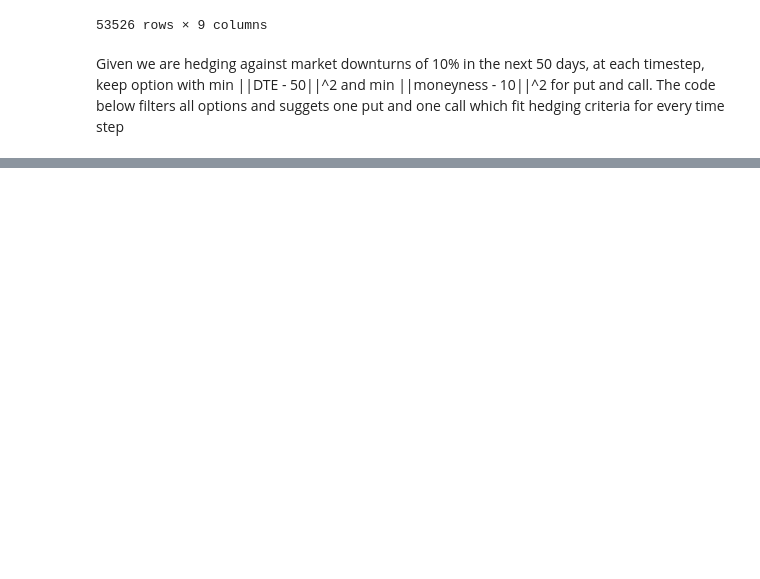
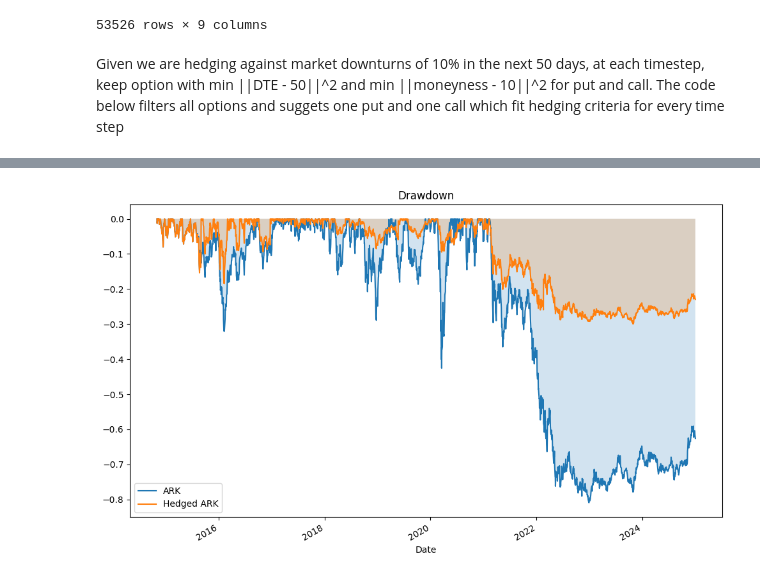
Before and after one commit to mschaefer77/MF-Project, a Jupyter notebook: Calibration.ipynb, the cells around one changed output, grey strips where cells are left out. Cells and saved outputs as stored; diff of their text form; code cells hidden in the pictures; blank space fills up the shorter version.

```diff
--- a/Calibration.ipynb
+++ b/Calibration.ipynb
@@ -250,0 +419,12 @@ best_options
+# %%
+from helper_functions import plot_drawdown
+
+ark.index = pd.to_datetime(ark.index, utc=True)
+ark.index = ark.index.normalize().tz_localize(None)
+retz_df = pd.concat([ark['Ark'], hedge_retz['Portfolio Returns']], axis=1)
+
+retz_df.columns = ['ARK', 'Hedged ARK']
+retz_df = retz_df.dropna()
+plot_drawdown(retz_df)
+# %% [output]
+[figure, added]
```
Also changed, not shown: parts of 23 cells of this notebook, 3 other files.
